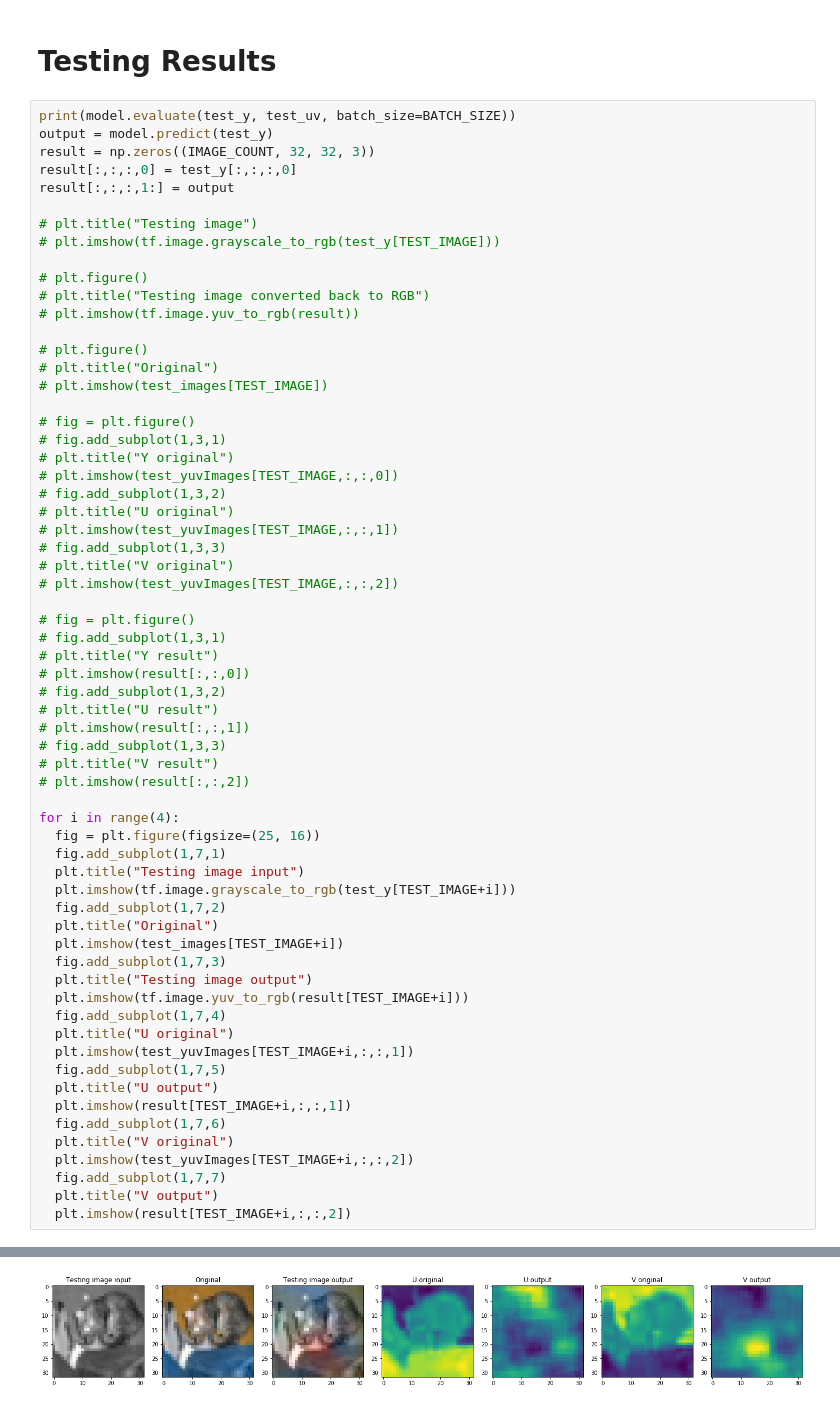
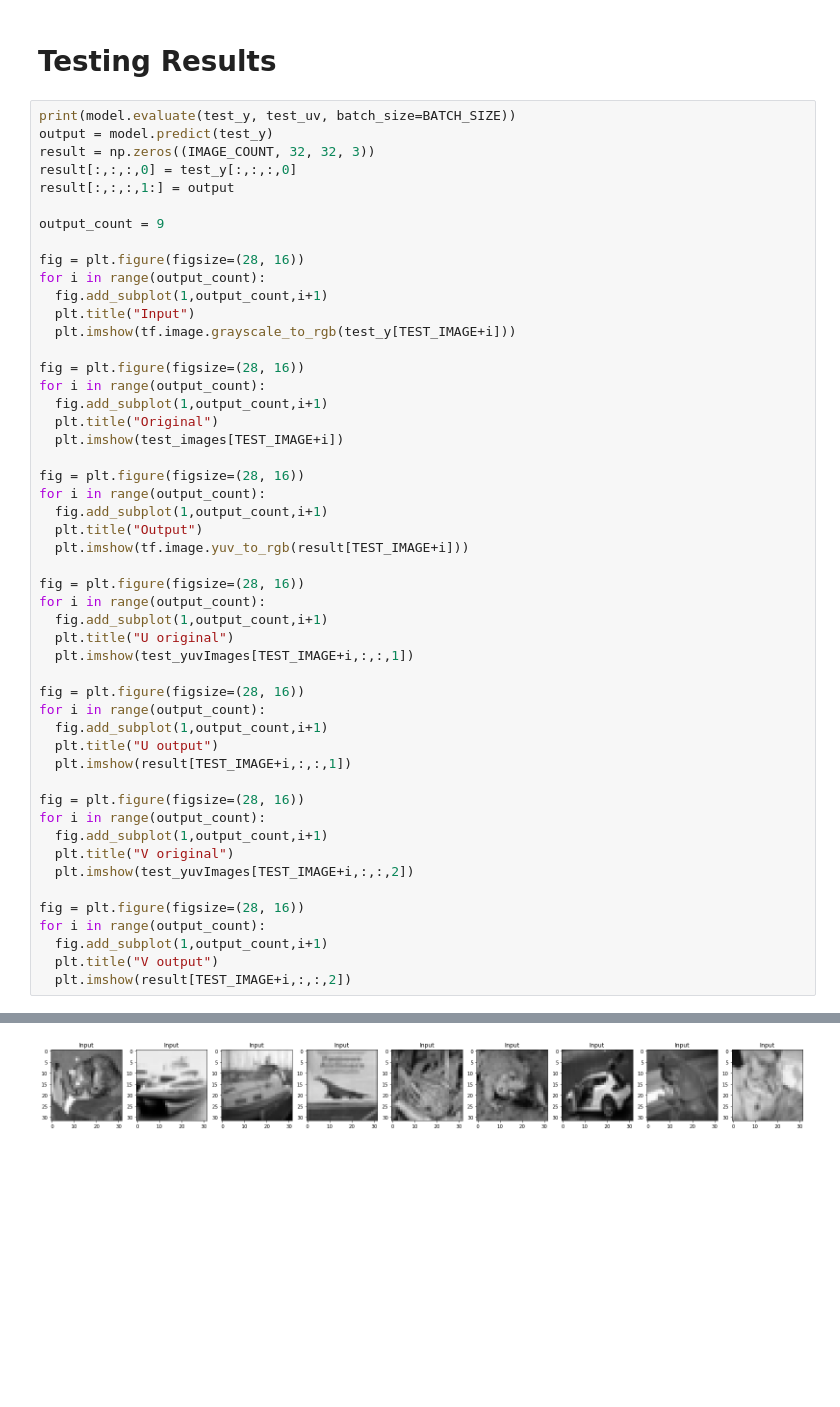
Before and after one commit to conwayjw97/Image-Colourisation-with-Deep-Learning, a Jupyter notebook: src/DeterministicConvNet.ipynb, the cells around one changed output, grey strips where cells are left out. Saved outputs shown, nothing was run; the diff lists cells and outputs as text; blank space fills up the shorter version.

```diff
--- a/src/DeterministicConvNet.ipynb
+++ b/src/DeterministicConvNet.ipynb
@@ -366,60 +397,47 @@ result = np.zeros((IMAGE_COUNT, 32, 32, 3))
 result[:,:,:,0] = test_y[:,:,:,0]
 result[:,:,:,1:] = output
 
-# plt.title("Testing image")
-# plt.imshow(tf.image.grayscale_to_rgb(test_y[TEST_IMAGE]))
+output_count = 9
 
-# plt.figure()
-# plt.title("Testing image converted back to RGB")
-# plt.imshow(tf.image.yuv_to_rgb(result))
+fig = plt.figure(figsize=(28, 16))
+for i in range(output_count):
+  fig.add_subplot(1,output_count,i+1)
+  plt.title("Input")
+  plt.imshow(tf.image.grayscale_to_rgb(test_y[TEST_IMAGE+i]))
 
-# plt.figure()
-# plt.title("Original")
-# plt.imshow(test_images[TEST_IMAGE])
-
-# fig = plt.figure()
-# fig.add_subplot(1,3,1)
-# plt.title("Y original")
-# plt.imshow(test_yuvImages[TEST_IMAGE,:,:,0])
-# fig.add_subplot(1,3,2)
-# plt.title("U original")
-# plt.imshow(test_yuvImages[TEST_IMAGE,:,:,1])
-# fig.add_subplot(1,3,3)
-# plt.title("V original")
-# plt.imshow(test_yuvImages[TEST_IMAGE,:,:,2])
-
-# fig = plt.figure()
-# fig.add_subplot(1,3,1)
-# plt.title("Y result")
-# plt.imshow(result[:,:,0])
-# fig.add_subplot(1,3,2)
-# plt.title("U result")
-# plt.imshow(result[:,:,1])
-# fig.add_subplot(1,3,3)
-# plt.title("V result")
-# plt.imshow(result[:,:,2])
-
-for i in range(4):
-  fig = plt.figure(figsize=(25, 16))
-  fig.add_subplot(1,7,1)
-  plt.title("Testing image input")
-  plt.imshow(tf.image.grayscale_to_rgb(test_y[TEST_IMAGE+i]))
-  fig.add_subplot(1,7,2)
+fig = plt.figure(figsize=(28, 16))
+for i in range(output_count):
+  fig.add_subplot(1,output_count,i+1)
   plt.title("Original")
   plt.imshow(test_images[TEST_IMAGE+i])
-  fig.add_subplot(1,7,3)
-  plt.title("Testing image output")
+
+fig = plt.figure(figsize=(28, 16))
+for i in range(output_count):
+  fig.add_subplot(1,output_count,i+1)
+  plt.title("Output")
   plt.imshow(tf.image.yuv_to_rgb(result[TEST_IMAGE+i]))
-  fig.add_subplot(1,7,4)
+
+fig = plt.figure(figsize=(28, 16))
+for i in range(output_count):
+  fig.add_subplot(1,output_count,i+1)
   plt.title("U original")
   plt.imshow(test_yuvImages[TEST_IMAGE+i,:,:,1])
-  fig.add_subplot(1,7,5)
+
+fig = plt.figure(figsize=(28, 16))
+for i in range(output_count):
+  fig.add_subplot(1,output_count,i+1)
   plt.title("U output")
   plt.imshow(result[TEST_IMAGE+i,:,:,1])
-  fig.add_subplot(1,7,6)
+
+fig = plt.figure(figsize=(28, 16))
+for i in range(output_count):
+  fig.add_subplot(1,output_count,i+1)
   plt.title("V original")
   plt.imshow(test_yuvImages[TEST_IMAGE+i,:,:,2])
-  fig.add_subplot(1,7,7)
+
+fig = plt.figure(figsize=(28, 16))
+for i in range(output_count):
+  fig.add_subplot(1,output_count,i+1)
   plt.title("V output")
   plt.imshow(result[TEST_IMAGE+i,:,:,2])
 # %% [output]
@@ -431 +453 @@ Clipping input data to the valid range for imshow with RGB data ([0..1] for floa
-[figure, old version]
+[figure, new version]
```
Also changed, not shown: parts of 9 cells of this notebook.
